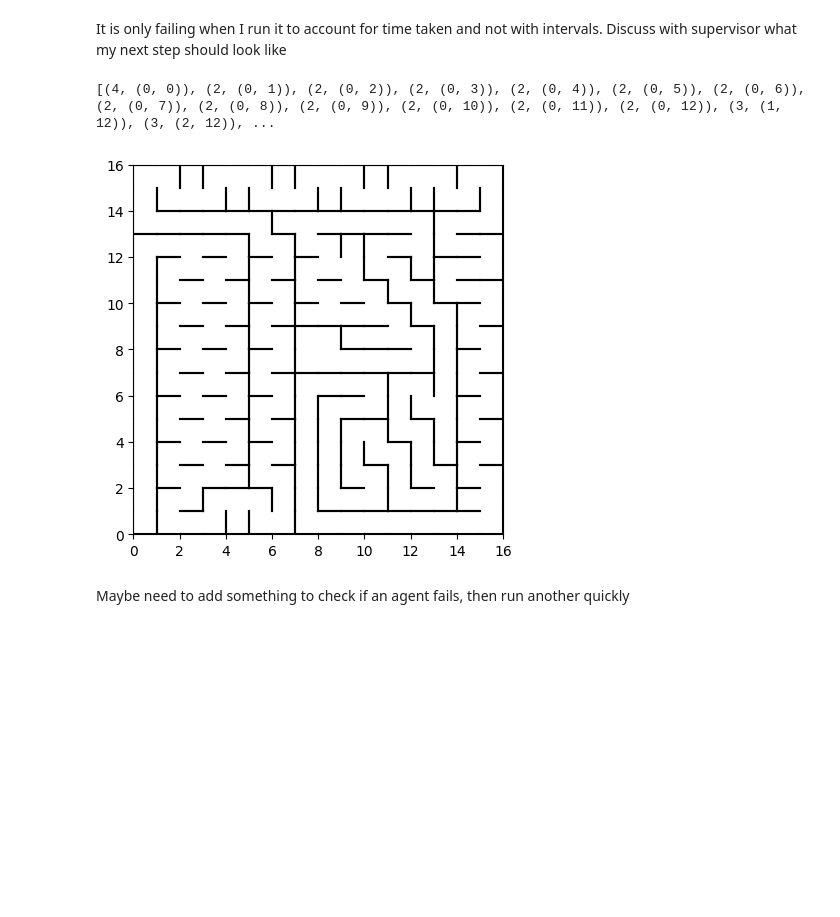
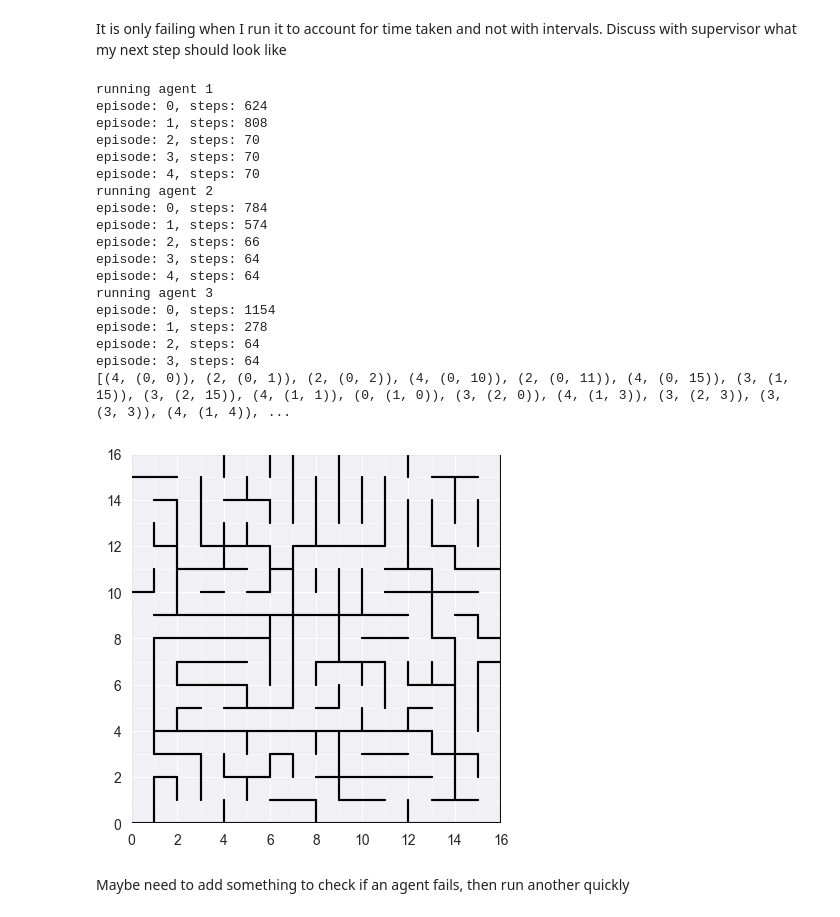
Before and after one commit to FarisAnsara/Optimal-Pathfinding-Micromouse, a Jupyter notebook: test.ipynb, the cells around one changed output. Drawn from its saved outputs; the diff is of its cells as text; code cells hidden in the pictures; blank space fills up the shorter version.

```diff
--- a/test.ipynb
+++ b/test.ipynb
@@ -56,16 +56,33 @@ It is only failing when I run it to account for time taken and not with interval
 # %%
 
 
 from algorithms.reinforcement_learning.dynaq.DynaQLearning import DynaQLearning, Utils
-maze = Utils.load_maze('mazes/competition_json/torture.json')
+maze = Utils.load_maze('mazes/competition_json/87us1.json')
 dyna_qlearning = DynaQLearning(walls=maze)
 dyna_qlearning.run_dyna_qlearning()
 dyna_qlearning.get_all_unfeasible()
 print(dyna_qlearning.unfeasable_paths)
 Utils.draw_maze(maze)
 # %% [output]
-[(4, (0, 0)), (2, (0, 1)), (2, (0, 2)), (2, (0, 3)), (2, (0, 4)), (2, (0, 5)), (2, (0, 6)), (2, (0, 7)), (2, (0, 8)), (2, (0, 9)), (2, (0, 10)), (2, (0, 11)), (2, (0, 12)), (3, (1, 12)), (3, (2, 12)), ...
+running agent 1
+episode: 0, steps: 624
+episode: 1, steps: 808
+episode: 2, steps: 70
+episode: 3, steps: 70
+episode: 4, steps: 70
+running agent 2
+episode: 0, steps: 784
+episode: 1, steps: 574
+episode: 2, steps: 66
+episode: 3, steps: 64
+episode: 4, steps: 64
+running agent 3
+episode: 0, steps: 1154
+episode: 1, steps: 278
+episode: 2, steps: 64
+episode: 3, steps: 64
+[(4, (0, 0)), (2, (0, 1)), (2, (0, 2)), (4, (0, 10)), (2, (0, 11)), (4, (0, 15)), (3, (1, 15)), (3, (2, 15)), (4, (1, 1)), (0, (1, 0)), (3, (2, 0)), (4, (1, 3)), (3, (2, 3)), (3, (3, 3)), (4, (1, 4)), ...
-[figure, old version]
+[figure, new version]
 # %% [markdown]
 Maybe need to add something to check if an agent fails, then run another quickly
 # %%
```
Also changed, not shown: parts of 4 cells of this notebook, 13 other files.
